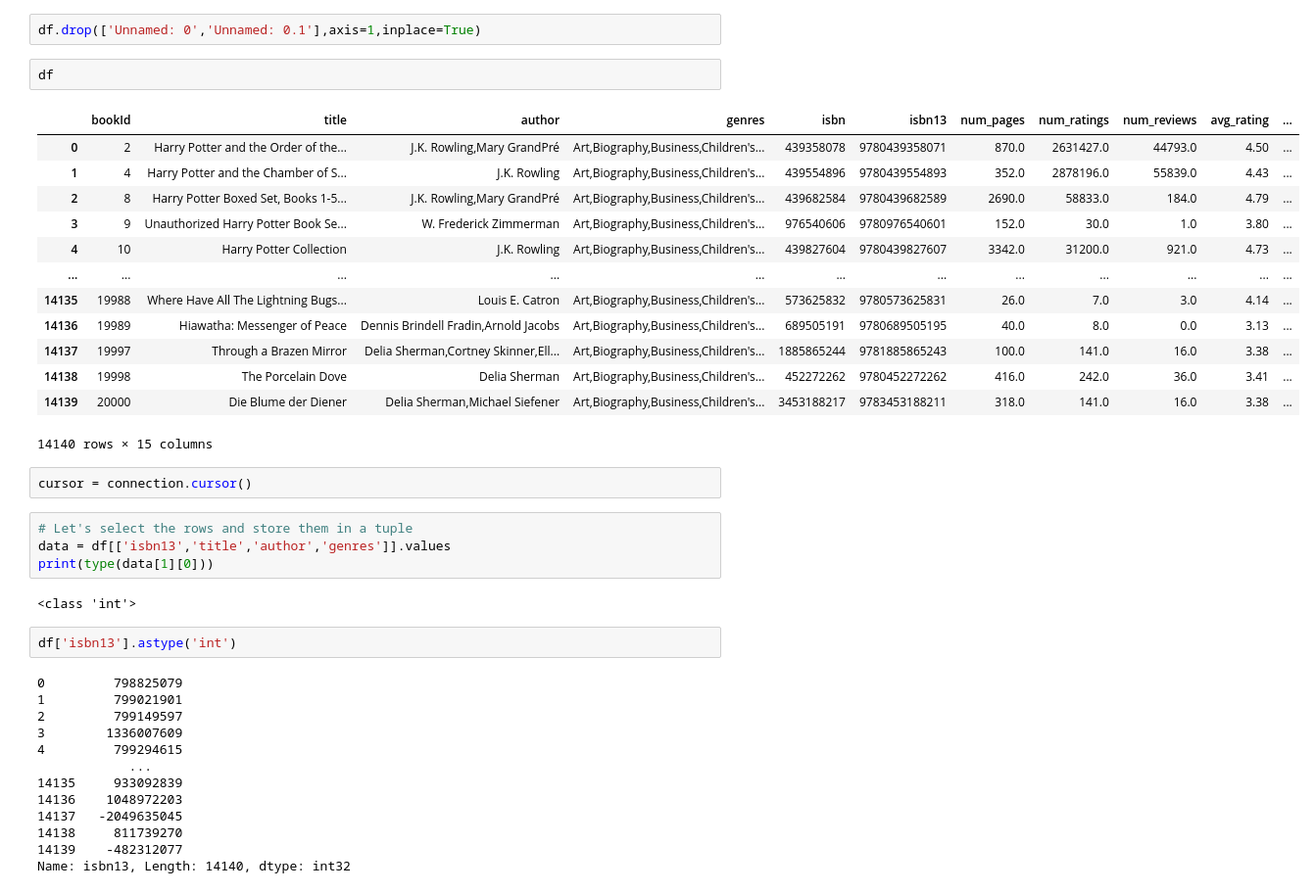
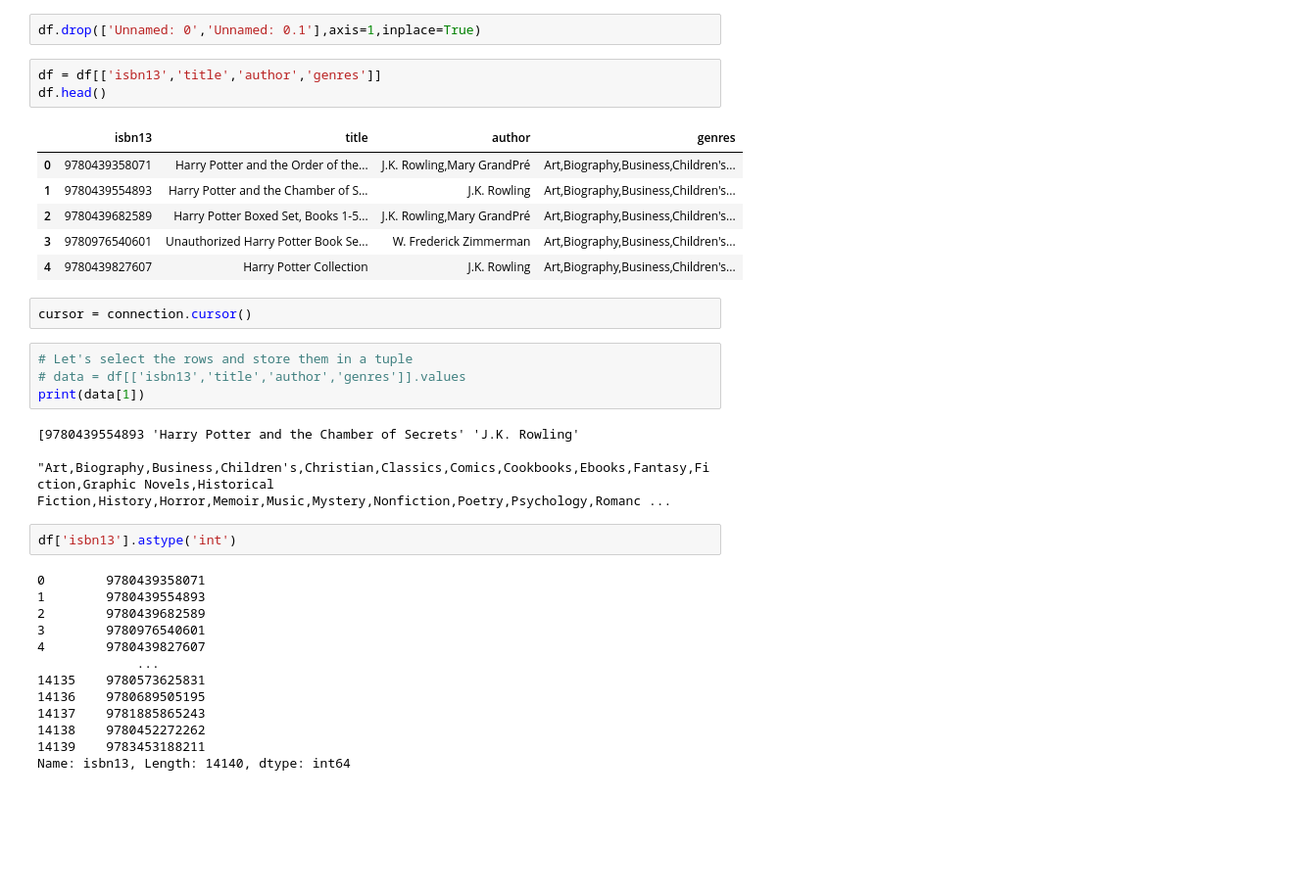
Before and after one commit to mks2122/libraryManagement, a Jupyter notebook: data/Books_data/adding_books.ipynb, the cells around one changed output. Shown at 98% size. Saved outputs shown, nothing was run; the diff lists cells and outputs as text; blank space fills up the shorter version.

```diff
--- a/data/Books_data/adding_books.ipynb
+++ b/data/Books_data/adding_books.ipynb
@@ -157,44 +159,39 @@ df.head()
 # %%
 df.drop(['Unnamed: 0','Unnamed: 0.1'],axis=1,inplace=True)
 # %%
-df
+df = df[['isbn13','title','author','genres']]
+df.head()
 # %% [output]
-|  | bookId | title | author | genres | isbn | isbn13 | num_pages | num_ratings | num_reviews | avg_rating | ... |
-| 0 | 2 | Harry Potter and the Order of the... | J.K. Rowling,Mary GrandPré | Art,Biography,Business,Children's... | 439358078 | 9780439358071 | 870.0 | 2631427.0 | 44793.0 | 4.50 | ... |
-| 1 | 4 | Harry Potter and the Chamber of S... | J.K. Rowling | Art,Biography,Business,Children's... | 439554896 | 9780439554893 | 352.0 | 2878196.0 | 55839.0 | 4.43 | ... |
-| 2 | 8 | Harry Potter Boxed Set, Books 1-5... | J.K. Rowling,Mary GrandPré | Art,Biography,Business,Children's... | 439682584 | 9780439682589 | 2690.0 | 58833.0 | 184.0 | 4.79 | ... |
-| 3 | 9 | Unauthorized Harry Potter Book Se... | W. Frederick Zimmerman | Art,Biography,Business,Children's... | 976540606 | 9780976540601 | 152.0 | 30.0 | 1.0 | 3.80 | ... |
-| 4 | 10 | Harry Potter Collection | J.K. Rowling | Art,Biography,Business,Children's... | 439827604 | 9780439827607 | 3342.0 | 31200.0 | 921.0 | 4.73 | ... |
-| ... | ... | ... | ... | ... | ... | ... | ... | ... | ... | ... | ... |
-| 14135 | 19988 | Where Have All The Lightning Bugs... | Louis E. Catron | Art,Biography,Business,Children's... | 573625832 | 9780573625831 | 26.0 | 7.0 | 3.0 | 4.14 | ... |
-| 14136 | 19989 | Hiawatha: Messenger of Peace | Dennis Brindell Fradin,Arnold Jacobs | Art,Biography,Business,Children's... | 689505191 | 9780689505195 | 40.0 | 8.0 | 0.0 | 3.13 | ... |
-| 14137 | 19997 | Through a Brazen Mirror | Delia Sherman,Cortney Skinner,Ell... | Art,Biography,Business,Children's... | 1885865244 | 9781885865243 | 100.0 | 141.0 | 16.0 | 3.38 | ... |
-| 14138 | 19998 | The Porcelain Dove | Delia Sherman | Art,Biography,Business,Children's... | 452272262 | 9780452272262 | 416.0 | 242.0 | 36.0 | 3.41 | ... |
-| 14139 | 20000 | Die Blume der Diener | Delia Sherman,Michael Siefener | Art,Biography,Business,Children's... | 3453188217 | 9783453188211 | 318.0 | 141.0 | 16.0 | 3.38 | ... |
+|  | isbn13 | title | author | genres |
+| 0 | 9780439358071 | Harry Potter and the Order of the... | J.K. Rowling,Mary GrandPré | Art,Biography,Business,Children's... |
+| 1 | 9780439554893 | Harry Potter and the Chamber of S... | J.K. Rowling | Art,Biography,Business,Children's... |
+| 2 | 9780439682589 | Harry Potter Boxed Set, Books 1-5... | J.K. Rowling,Mary GrandPré | Art,Biography,Business,Children's... |
+| 3 | 9780976540601 | Unauthorized Harry Potter Book Se... | W. Frederick Zimmerman | Art,Biography,Business,Children's... |
+| 4 | 9780439827607 | Harry Potter Collection | J.K. Rowling | Art,Biography,Business,Children's... |
-14140 rows × 15 columns
 # %%
 cursor = connection.cursor()
 # %%
 # Let's select the rows and store them in a tuple
-data = df[['isbn13','title','author','genres']].values
-print(type(data[1][0]))
+# data = df[['isbn13','title','author','genres']].values
+print(data[1])
 # %% [output]
-<class 'int'>
+[9780439554893 'Harry Potter and the Chamber of Secrets' 'J.K. Rowling'
+ "Art,Biography,Business,Children's,Christian,Classics,Comics,Cookbooks,Ebooks,Fantasy,Fiction,Graphic Novels,Historical Fiction,History,Horror,Memoir,Music,Mystery,Nonfiction,Poetry,Psychology,Romanc ...
 # %%
 df['isbn13'].astype('int')
 # %% [output]
-0         798825079
-1         799021901
-2         799149597
-3        1336007609
-4         799294615
-            ...
-14135     933092839
-14136    1048972203
-14137   -2049635045
-14138     811739270
-14139    -482312077
-Name: isbn13, Length: 14140, dtype: int32
+0        9780439358071
+1        9780439554893
+2        9780439682589
+3        9780976540601
+4        9780439827607
+             ...
+14135    9780573625831
+14136    9780689505195
+14137    9781885865243
+14138    9780452272262
+14139    9783453188211
+Name: isbn13, Length: 14140, dtype: int64
 # %%
 query = "INSERT INTO books(id, bname, author, genre)  VALUES(%d, %s, %s, %s)"
 for i in data:
```
Also changed, not shown: parts of 3 cells of this notebook, 8 other files.
